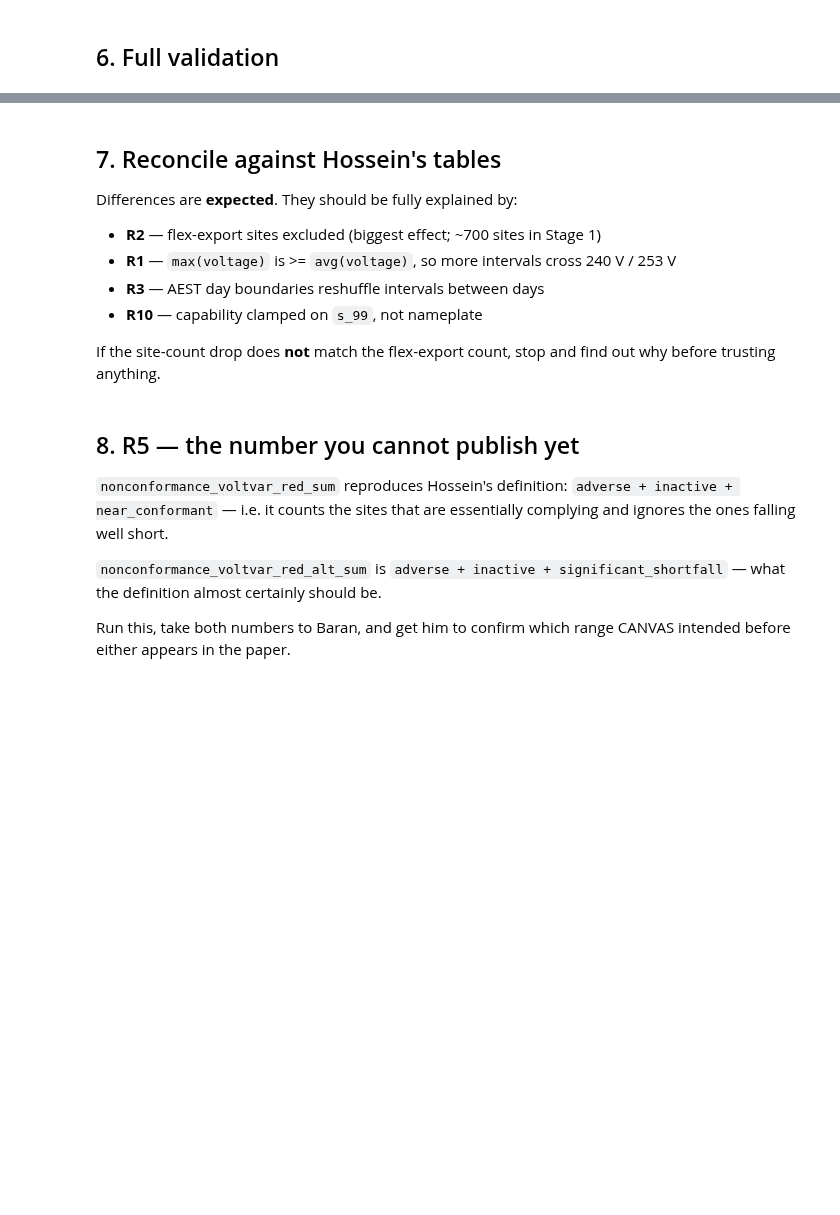
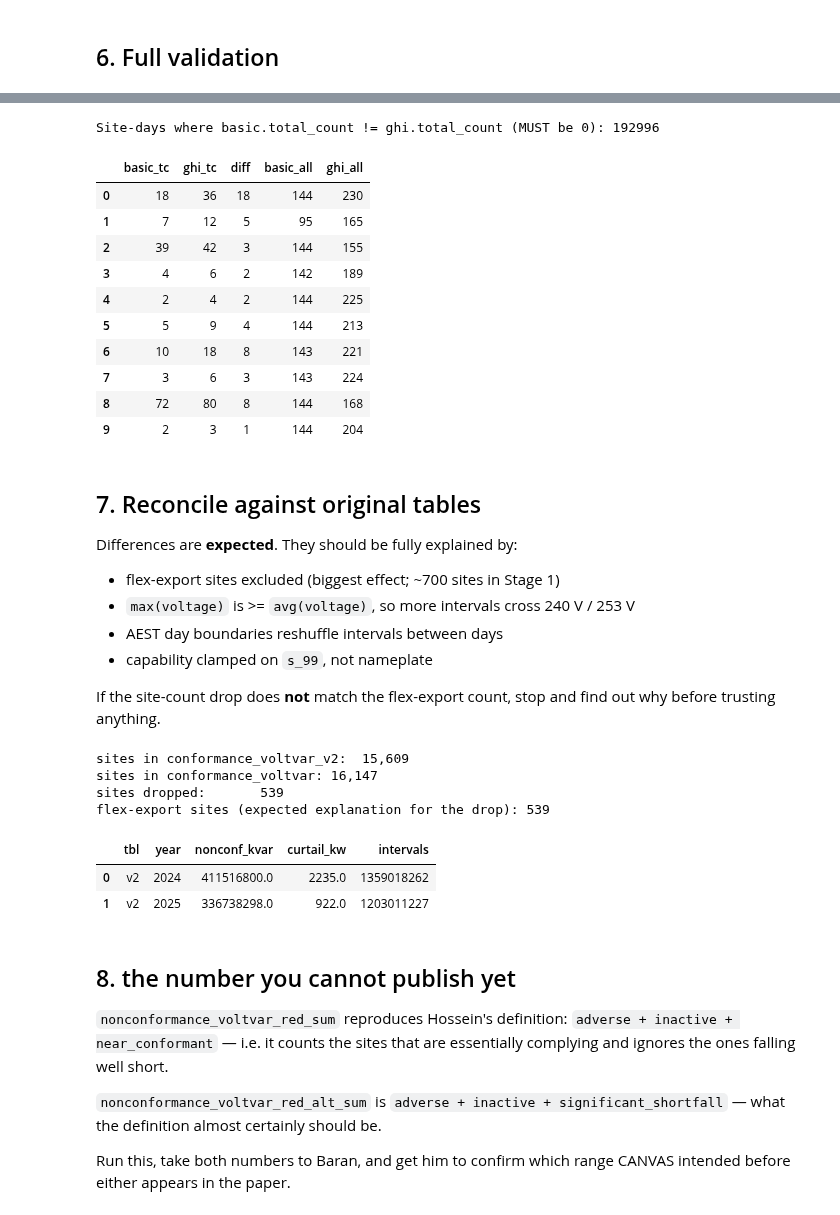
Before and after one commit to UNSW-CEEM/CICCADA, a Jupyter notebook: bms_sa_review/data_calc_write/stage2_conformance/02_run_stage2_conformance.ipynb, the cells around one changed output, grey strips where cells are left out. Cells and saved outputs as stored; diff of their text form; code cells hidden in the pictures; blank space fills up the shorter version.

Commit message:
updated stage 2

```diff
--- a/bms_sa_review/data_calc_write/stage2_conformance/02_run_stage2_conformance.ipynb
+++ b/bms_sa_review/data_calc_write/stage2_conformance/02_run_stage2_conformance.ipynb
@@ -75,0 +129,6 @@ tables(DB)[tables(DB)["Table"].str.contains("conformance")][["Table"]]
+# %%
+vv.run_months_voltvar(aq, database=DB, year=2024, months=list(range(1, 13)), n_parts=N_PARTS)
+vv.run_months_voltvar(aq, database=DB, year=2025, months=list(range(1, 13)), n_parts=N_PARTS)
+# %%
+vw.run_months_ghi(aq, database=DB, year=2024, months=list(range(1, 13)), n_parts=N_PARTS)
+vw.run_months_ghi(aq, database=DB, year=2025, months=list(range(1, 13)), n_parts=N_PARTS)
@@ -166,20 +477,51 @@ vw.validate_ghi(aq, database=DB);
 # %%
 # R13 regression test: the two Volt-Watt tables must share a denominator.
 vw.cross_check(aq, database=DB);
+# %% [output]
+Site-days where basic.total_count != ghi.total_count (MUST be 0): 192996
+# %%
+# If no duplicates in the source, compare the tables directly
+aq(f"""
+    SELECT b.total_count AS basic_tc, g.total_count AS ghi_tc,
+           g.total_count - b.total_count AS diff,
+           b.all_intervals_count AS basic_all, g.all_intervals_count AS ghi_all
+    FROM {vw.TARGET_BASIC} b
+    JOIN {vw.TARGET_GHI} g
+      ON b.site_id = g.site_id AND b.year = g.year
+     AND b.month = g.month AND b.day = g.day AND b.day_night = g.day_night
+    WHERE b.total_count <> g.total_count
+    LIMIT 10
+""", database=DB)
+# %% [output]
+|  | basic_tc | ghi_tc | diff | basic_all | ghi_all |
+| 0 | 18 | 36 | 18 | 144 | 230 |
+| 1 | 7 | 12 | 5 | 95 | 165 |
+| 2 | 39 | 42 | 3 | 144 | 155 |
+| 3 | 4 | 6 | 2 | 142 | 189 |
+| 4 | 2 | 4 | 2 | 144 | 225 |
+| 5 | 5 | 9 | 4 | 144 | 213 |
+| 6 | 10 | 18 | 8 | 143 | 221 |
+| 7 | 3 | 6 | 3 | 143 | 224 |
+| 8 | 72 | 80 | 8 | 144 | 168 |
+| 9 | 2 | 3 | 1 | 144 | 204 |
 # %% [markdown]
-## 7. Reconcile against Hossein's tables
+## 7. Reconcile against original tables
 
 Differences are **expected**. They should be fully explained by:
 
-- **R2** — flex-export sites excluded (biggest effect; ~700 sites in Stage 1)
-- **R1** — `max(voltage)` is >= `avg(voltage)`, so more intervals cross 240 V / 253 V
-- **R3** — AEST day boundaries reshuffle intervals between days
-- **R10** — capability clamped on `s_99`, not nameplate
+- flex-export sites excluded (biggest effect; ~700 sites in Stage 1)
+- `max(voltage)` is >= `avg(voltage)`, so more intervals cross 240 V / 253 V
+- AEST day boundaries reshuffle intervals between days
+- capability clamped on `s_99`, not nameplate
 
-If the site-count drop does **not** match the flex-export count, stop and find
-out why before trusting anything.
+If the site-count drop does **not** match the flex-export count, stop and find out why before trusting anything.
 # %%
 vv.compare_to_original(aq, database=DB, original="conformance_voltvar");
+# %% [output]
+sites in conformance_voltvar_v2:  15,609
+sites in conformance_voltvar: 16,147
+sites dropped:       539
+flex-export sites (expected explanation for the drop): 539
 # %%
 # Fleet-level headline comparison. Expect the same order of magnitude, not
 # identical numbers.
@@ -191,8 +533,12 @@ aq(f"""
     FROM {vv.TARGET} GROUP BY year
     ORDER BY year
 """, database=DB)
+# %% [output]
+|  | tbl | year | nonconf_kvar | curtail_kw | intervals |
+| 0 | v2 | 2024 | 411516800.0 | 2235.0 | 1359018262 |
+| 1 | v2 | 2025 | 336738298.0 | 922.0 | 1203011227 |
 # %% [markdown]
-## 8. R5 — the number you cannot publish yet
+## 8. the number you cannot publish yet
 
 `nonconformance_voltvar_red_sum` reproduces Hossein's definition:
 `adverse + inactive + near_conformant` — i.e. it counts the sites that are
```
Also changed, not shown: parts of 29 cells of this notebook, 6 other files.
